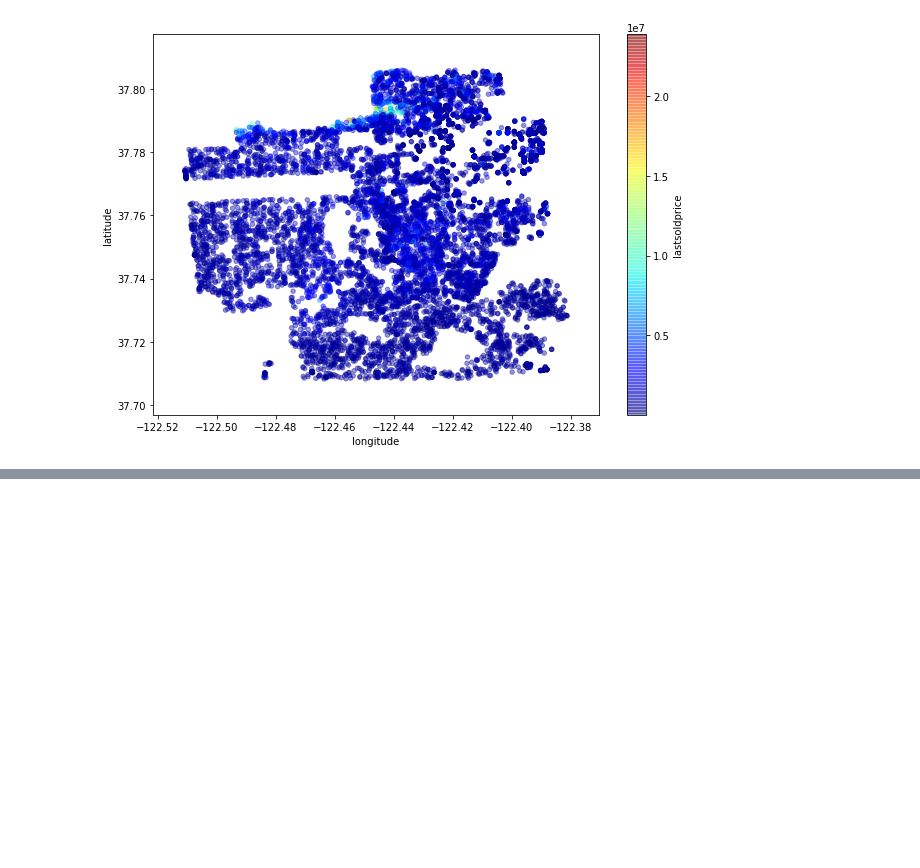
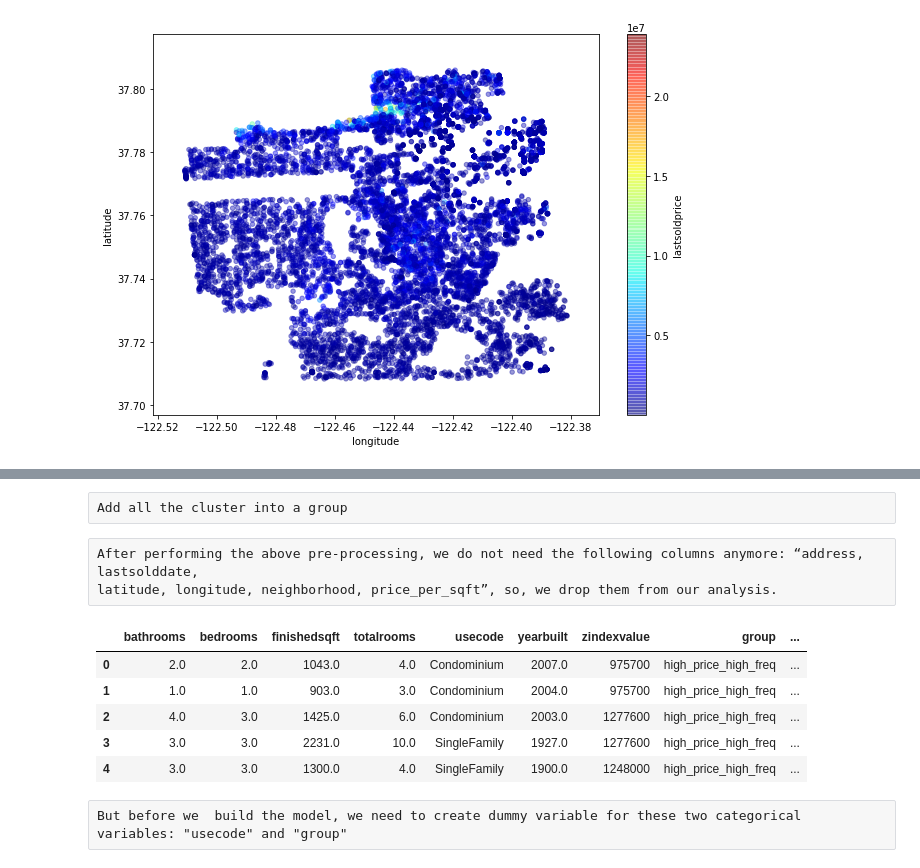
Before and after one commit to rakesh1993it/machin-learning, a Jupyter notebook: linear regression algo.ipynb, the cells around one changed output, grey strips where cells are left out. Cells and saved outputs as stored; diff of their text form; code cells hidden in the pictures; blank space fills up the shorter version.

```diff
--- a/linear regression algo.ipynb
+++ b/linear regression algo.ipynb
@@ -98,0 +127,4 @@ data.plot(kind="scatter", x="longitude", y="latitude", alpha=0.4, figsize=(10,7)
+# %%
+data['price_per_sqft'] = data['lastsoldprice']/data['finishedsqft']
+corr_matrix = data.corr()
+corr_matrix["lastsoldprice"].sort_values(ascending=False)
@@ -98,0 +152,9 @@ data.plot(kind="scatter", x="longitude", y="latitude", alpha=0.4, figsize=(10,7)
+# %%
+freq = data.groupby('neighborhood').count()['address']
+mean = data.groupby('neighborhood').mean()['price_per_sqft']
+cluster = pd.concat([freq, mean], axis=1)
+cluster['neighborhood'] = cluster.index
+
+cluster.columns = ['freq', 'price_per_sqft','neighborhood']
+
+cluster.describe()
@@ -98,0 +173,4 @@ data.plot(kind="scatter", x="longitude", y="latitude", alpha=0.4, figsize=(10,7)
+# %%
+cluster_temp = cluster[cluster.price_per_sqft >= 756]
+cluster2 = cluster_temp[cluster_temp.freq <123]
+cluster2.index
@@ -98,0 +197,30 @@ data.plot(kind="scatter", x="longitude", y="latitude", alpha=0.4, figsize=(10,7)
+# %% [raw]
+Add all the cluster into a group
+# %%
+def get_group(x):
+    if x in cluster1.index:
+        return 'low_price'
+
+    elif x in cluster2.index:
+        return 'high_price_low_freq'
+
+    else:
+        return 'high_price_high_freq'
+data['group'] = data.neighborhood.apply(get_group)
+# %% [raw]
+After performing the above pre-processing, we do not need the following columns anymore: “address, lastsolddate,
+latitude, longitude, neighborhood, price_per_sqft”, so, we drop them from our analysis.
+# %%
+
+data.drop(data.columns[[0, 4, 6, 7, 8, 13]], axis=1, inplace=True)
+data = data[['bathrooms', 'bedrooms', 'finishedsqft', 'totalrooms', 'usecode', 'yearbuilt','zindexvalue', 'group', 'lastsoldprice']]
+data.head()
+# %% [output]
+|  | bathrooms | bedrooms | finishedsqft | totalrooms | usecode | yearbuilt | zindexvalue | group | ... |
+| 0 | 2.0 | 2.0 | 1043.0 | 4.0 | Condominium | 2007.0 | 975700 | high_price_high_freq | ... |
+| 1 | 1.0 | 1.0 | 903.0 | 3.0 | Condominium | 2004.0 | 975700 | high_price_high_freq | ... |
+| 2 | 4.0 | 3.0 | 1425.0 | 6.0 | Condominium | 2003.0 | 1277600 | high_price_high_freq | ... |
+| 3 | 3.0 | 3.0 | 2231.0 | 10.0 | SingleFamily | 1927.0 | 1277600 | high_price_high_freq | ... |
+| 4 | 3.0 | 3.0 | 1300.0 | 4.0 | SingleFamily | 1900.0 | 1248000 | high_price_high_freq | ... |
+# %% [raw]
+But before we  build the model, we need to create dummy variable for these two categorical variables: "usecode" and "group"
```
Also changed, not shown: parts of 20 cells of this notebook.
